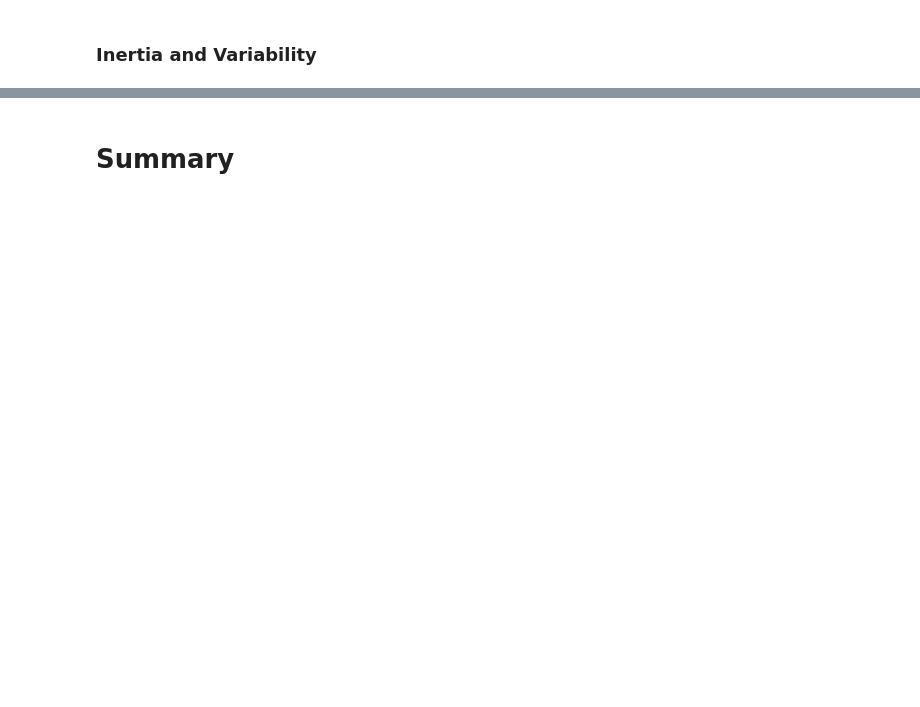
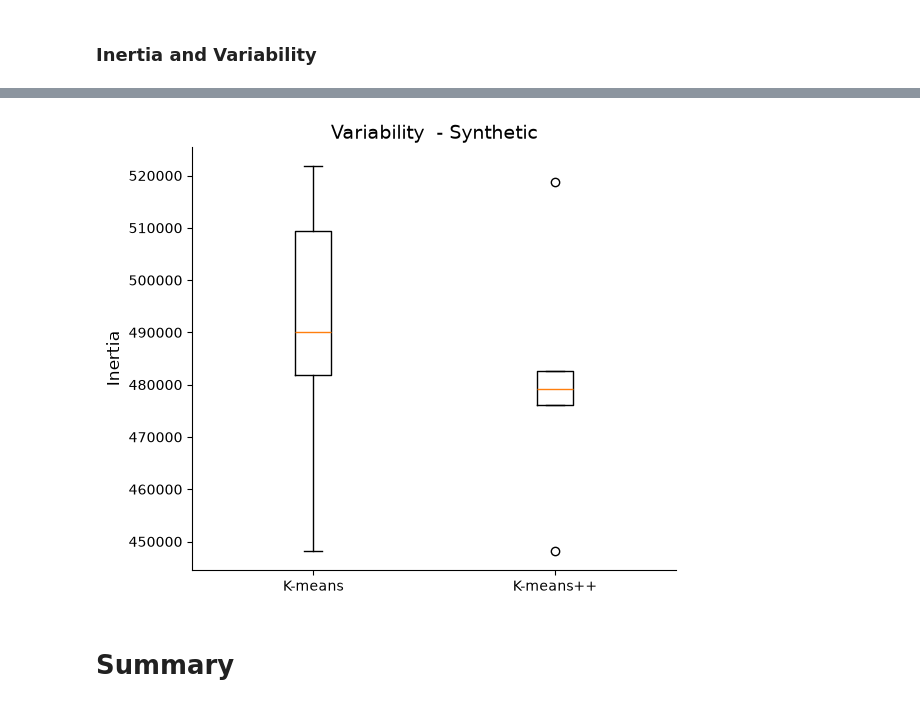
Before and after one commit to kaiyrin/ml_kmeans, a Jupyter notebook: evaluation.ipynb, the cells around one changed output, grey strips where cells are left out. Saved outputs shown, nothing was run; the diff lists cells and outputs as text; code cells hidden in the pictures; blank space fills up the shorter version.

```diff
--- a/evaluation.ipynb
+++ b/evaluation.ipynb
@@ -334,15 +365,17 @@ plt.tight_layout(); plt.show()
 # %%
+dataset = "synthetic" # or "synthetic_blobs"
+
 fig, ax = plt.subplots(figsize=(6, 5))
 
-# Changed 'labels' to 'tick_labels'
 ax.boxplot([inertia_simple, inertia_plus], tick_labels=["K-means", "K-means++"])
 
-# Apply simple styling to match your reference
 ax.set_ylabel("Inertia")
 ax.set_title(f"Variability  - {dataset.replace('_', ' ').title()}")
 
 plt.tight_layout()
 plt.show()
+# %% [output]
+[figure, added]
 # %% [markdown]
 # Summary
 # %%
```
Also changed, not shown: parts of 9 cells of this notebook.
